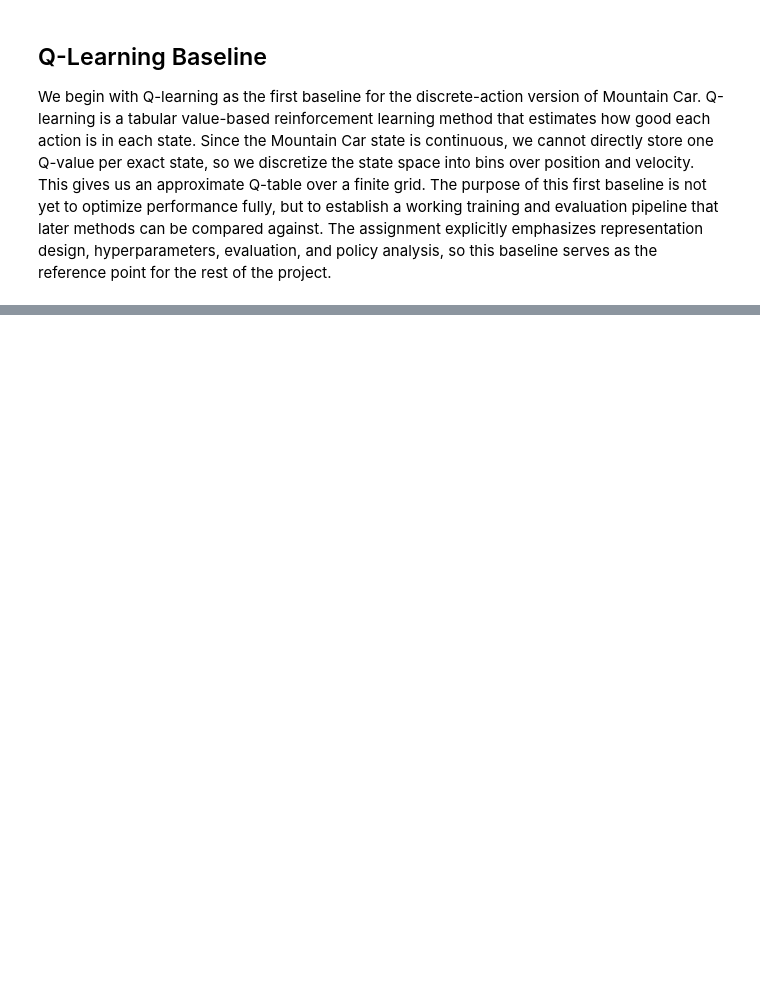
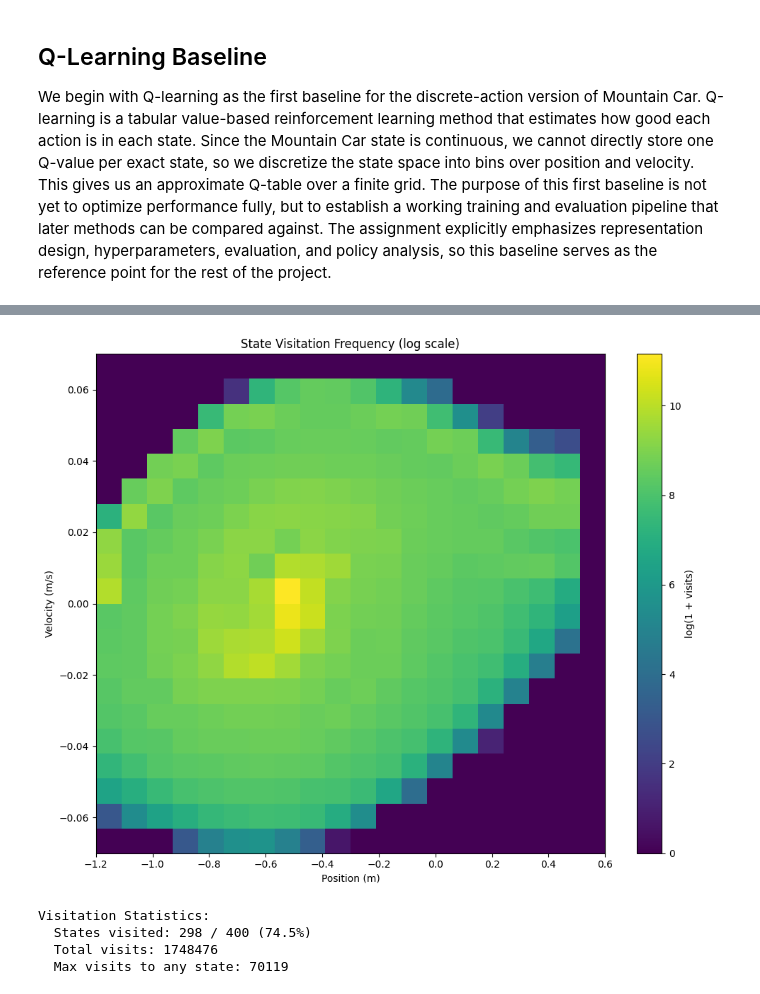
Before and after one commit to Wilyam390/Mountain-Car, a Jupyter notebook: notebooks/01_environment_and_baselines.ipynb, the cells around one changed output, grey strips where cells are left out. Saved outputs shown, nothing was run; the diff lists cells and outputs as text; code cells hidden in the pictures; blank space fills up the shorter version.

```diff
--- a/notebooks/01_environment_and_baselines.ipynb
+++ b/notebooks/01_environment_and_baselines.ipynb
@@ -260,0 +370,24 @@ plt.show()
+# %%
+# Visualize state visitation using standardized function
+plot_visitation_heatmap(
+    agent.visit_counts,
+    discretizer,
+    log_scale=True,
+    title="State Visitation Frequency (log scale)",
+)
+
+plt.tight_layout()
+plt.show()
+
+visited_states = np.sum(agent.visit_counts > 0)
+total_possible = agent.discretizer.n_pos_bins * agent.discretizer.n_vel_bins
+print(f"\nVisitation Statistics:")
+print(f"  States visited: {visited_states} / {total_possible} ({visited_states/total_possible*100:.1f}%)")
+print(f"  Total visits: {np.sum(agent.visit_counts)}")
+print(f"  Max visits to any state: {np.max(agent.visit_counts)}")
+# %% [output]
+[figure, added]
+Visitation Statistics:
+  States visited: 298 / 400 (74.5%)
+  Total visits: 1748476
+  Max visits to any state: 70119
```
Also changed, not shown: parts of 28 cells of this notebook, 5 other files.
